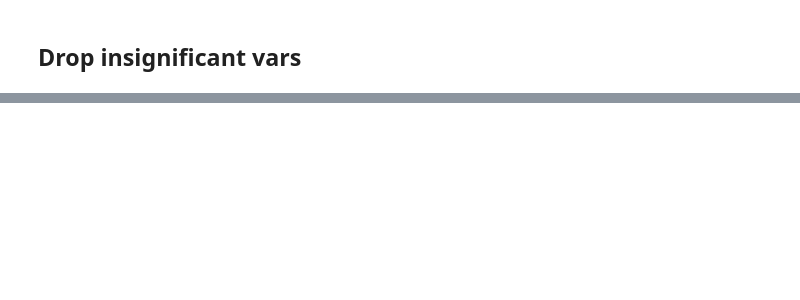
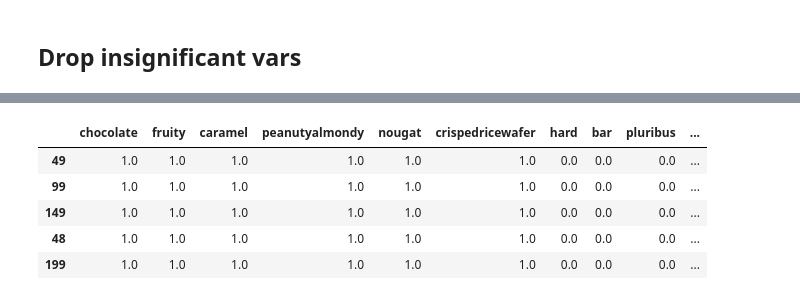
Before and after one commit to lhotaane/Case_study_Lidl, a Jupyter notebook: candy.ipynb, the cells around one changed output, grey strips where cells are left out. Saved outputs shown, nothing was run; the diff lists cells and outputs as text; code cells hidden in the pictures; blank space fills up the shorter version.

```diff
--- a/candy.ipynb
+++ b/candy.ipynb
@@ -403,0 +498,28 @@ for r, i in enumerate(abs_norm_resid_top_3):
+# %%
+parameters = {
+    'chocolate': [1],
+    'fruity': [1],
+    'caramel': [1],
+    'peanutyalmondy': [1],
+    'nougat': [1],
+    'crispedricewafer': [1],
+    'hard': [0],
+    'bar': [0],
+    'pluribus': [0],
+    'sugarpercent': np.linspace(0,1,100),
+    'pricepercent': np.linspace(0,1,100)
+}
+# %%
+out_df = GrSr(parameters)
+out_df['const'] = 1
+# %%
+out_df['prediction_winpercent'] = model_fit.predict(out_df)
+# %%
+out_df.sort_values(by = 'prediction_winpercent',ascending=False).head()
+# %% [output]
+|  | chocolate | fruity | caramel | peanutyalmondy | nougat | crispedricewafer | hard | bar | pluribus | ... |
+| 49 | 1.0 | 1.0 | 1.0 | 1.0 | 1.0 | 1.0 | 0.0 | 0.0 | 0.0 | ... |
+| 99 | 1.0 | 1.0 | 1.0 | 1.0 | 1.0 | 1.0 | 0.0 | 0.0 | 0.0 | ... |
+| 149 | 1.0 | 1.0 | 1.0 | 1.0 | 1.0 | 1.0 | 0.0 | 0.0 | 0.0 | ... |
+| 48 | 1.0 | 1.0 | 1.0 | 1.0 | 1.0 | 1.0 | 0.0 | 0.0 | 0.0 | ... |
+| 199 | 1.0 | 1.0 | 1.0 | 1.0 | 1.0 | 1.0 | 0.0 | 0.0 | 0.0 | ... |
```
Also changed, not shown: parts of 22 cells of this notebook, 1 other file.
